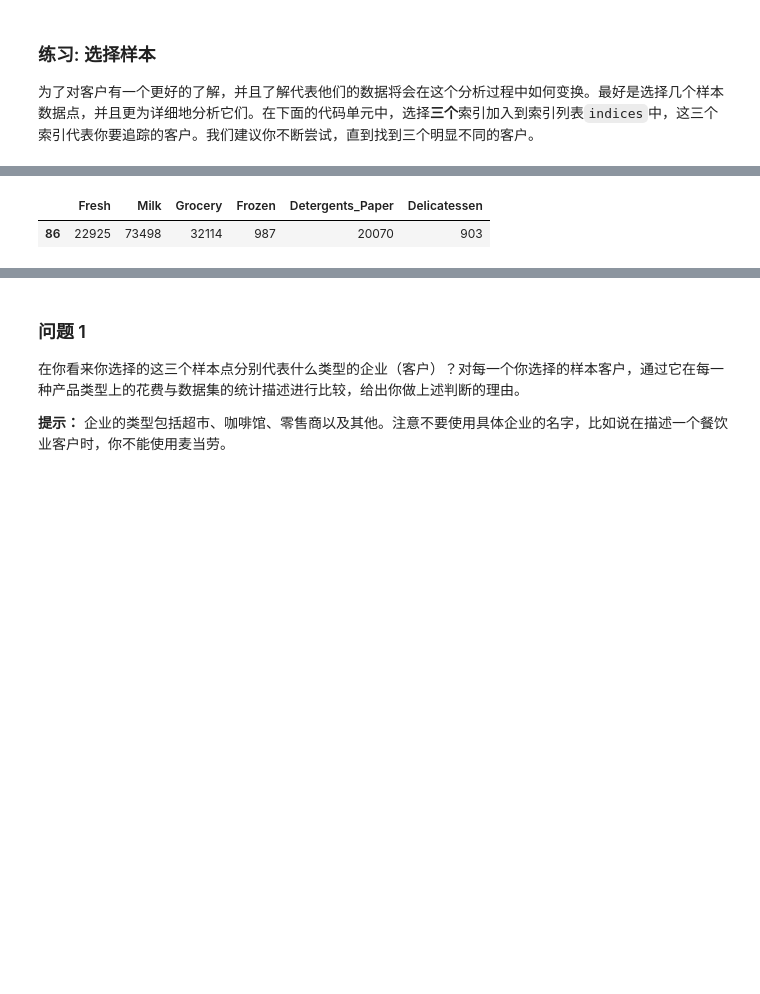
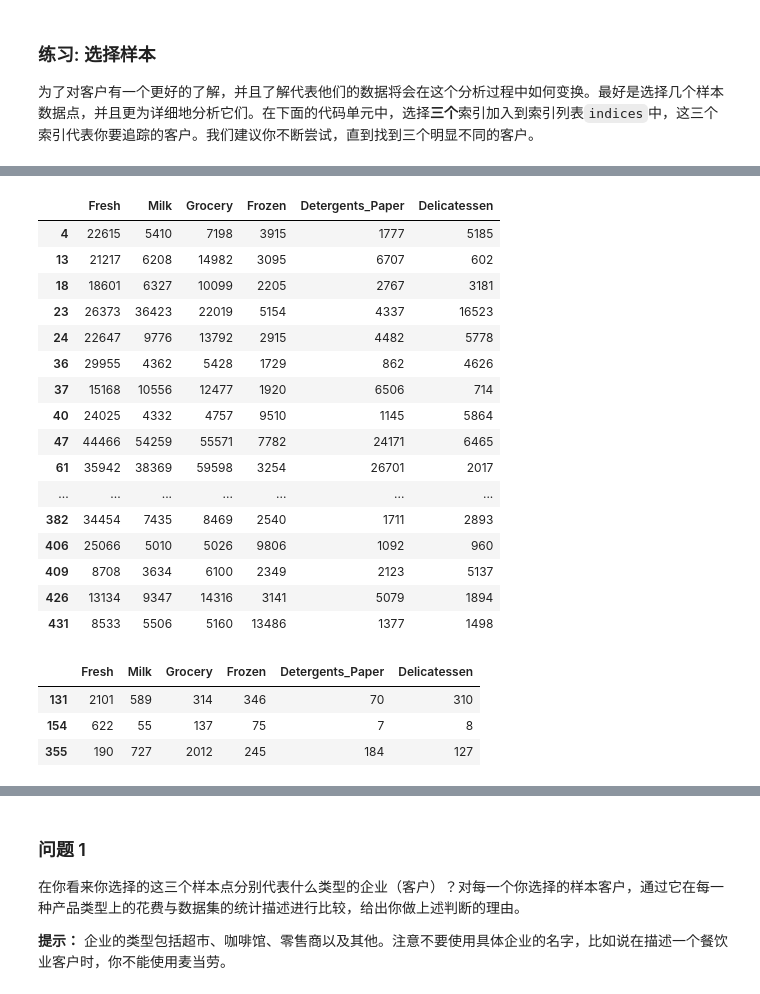
Before and after one commit to shuoranly/Project_customer_segments, a Jupyter notebook: customer_segments.ipynb, the cells around one changed output, grey strips where cells are left out. Drawn from its saved outputs; the diff is of its cells as text; code cells hidden in the pictures; blank space fills up the shorter version.

```diff
--- a/customer_segments.ipynb
+++ b/customer_segments.ipynb
@@ -96,5 +75,27 @@ data[data.Delicatessen==3]
-# %%
-data[data.Milk==73498]
-# %% [output]
-|  | Fresh | Milk | Grocery | Frozen | Detergents_Paper | Delicatessen |
-| 86 | 22925 | 73498 | 32114 | 987 | 20070 | 903 |
+# %%
+data[(data.Fresh>8500) & (data.Milk>3600) & (data.Grocery>4700) & (data.Frozen>1500) & (data.Detergents_Paper>800) & (data.Delicatessen>90)]
+# %% [output]
+|  | Fresh | Milk | Grocery | Frozen | Detergents_Paper | Delicatessen |
+| 4 | 22615 | 5410 | 7198 | 3915 | 1777 | 5185 |
+| 13 | 21217 | 6208 | 14982 | 3095 | 6707 | 602 |
+| 18 | 18601 | 6327 | 10099 | 2205 | 2767 | 3181 |
+| 23 | 26373 | 36423 | 22019 | 5154 | 4337 | 16523 |
+| 24 | 22647 | 9776 | 13792 | 2915 | 4482 | 5778 |
+| 36 | 29955 | 4362 | 5428 | 1729 | 862 | 4626 |
+| 37 | 15168 | 10556 | 12477 | 1920 | 6506 | 714 |
+| 40 | 24025 | 4332 | 4757 | 9510 | 1145 | 5864 |
+| 47 | 44466 | 54259 | 55571 | 7782 | 24171 | 6465 |
+| 61 | 35942 | 38369 | 59598 | 3254 | 26701 | 2017 |
+| ... | ... | ... | ... | ... | ... | ... |
+| 382 | 34454 | 7435 | 8469 | 2540 | 1711 | 2893 |
+| 406 | 25066 | 5010 | 5026 | 9806 | 1092 | 960 |
+| 409 | 8708 | 3634 | 6100 | 2349 | 2123 | 5137 |
+| 426 | 13134 | 9347 | 14316 | 3141 | 5079 | 1894 |
+| 431 | 8533 | 5506 | 5160 | 13486 | 1377 | 1498 |
+# %%
+data[(data.Fresh<3100) & (data.Milk<1533) & (data.Grocery<2100) & (data.Frozen<740) & (data.Detergents_Paper<256) & (data.Delicatessen<400)]
+# %% [output]
+|  | Fresh | Milk | Grocery | Frozen | Detergents_Paper | Delicatessen |
+| 131 | 2101 | 589 | 314 | 346 | 70 | 310 |
+| 154 | 622 | 55 | 137 | 75 | 7 | 8 |
+| 355 | 190 | 727 | 2012 | 245 | 184 | 127 |
```
Also changed, not shown: parts of 54 cells of this notebook.
